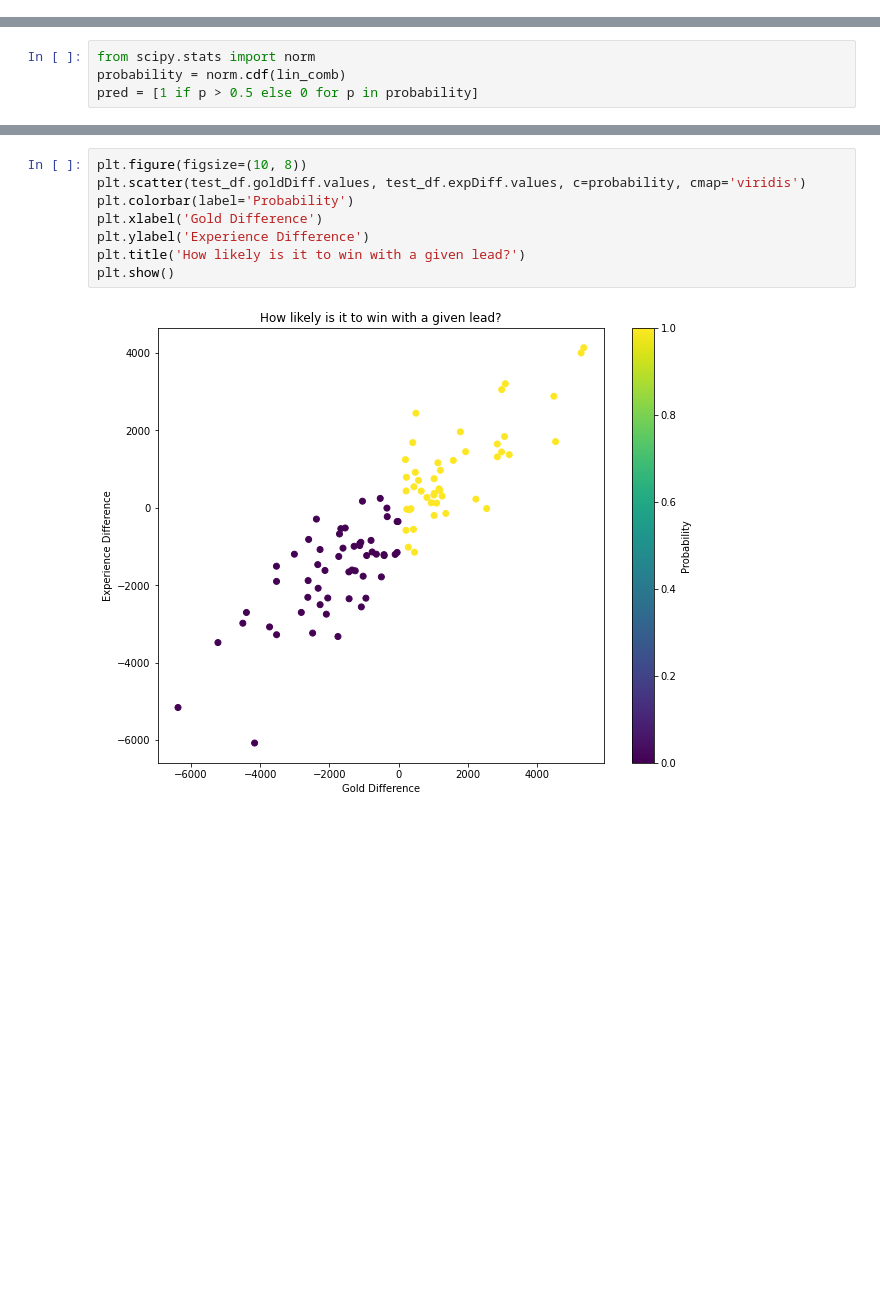
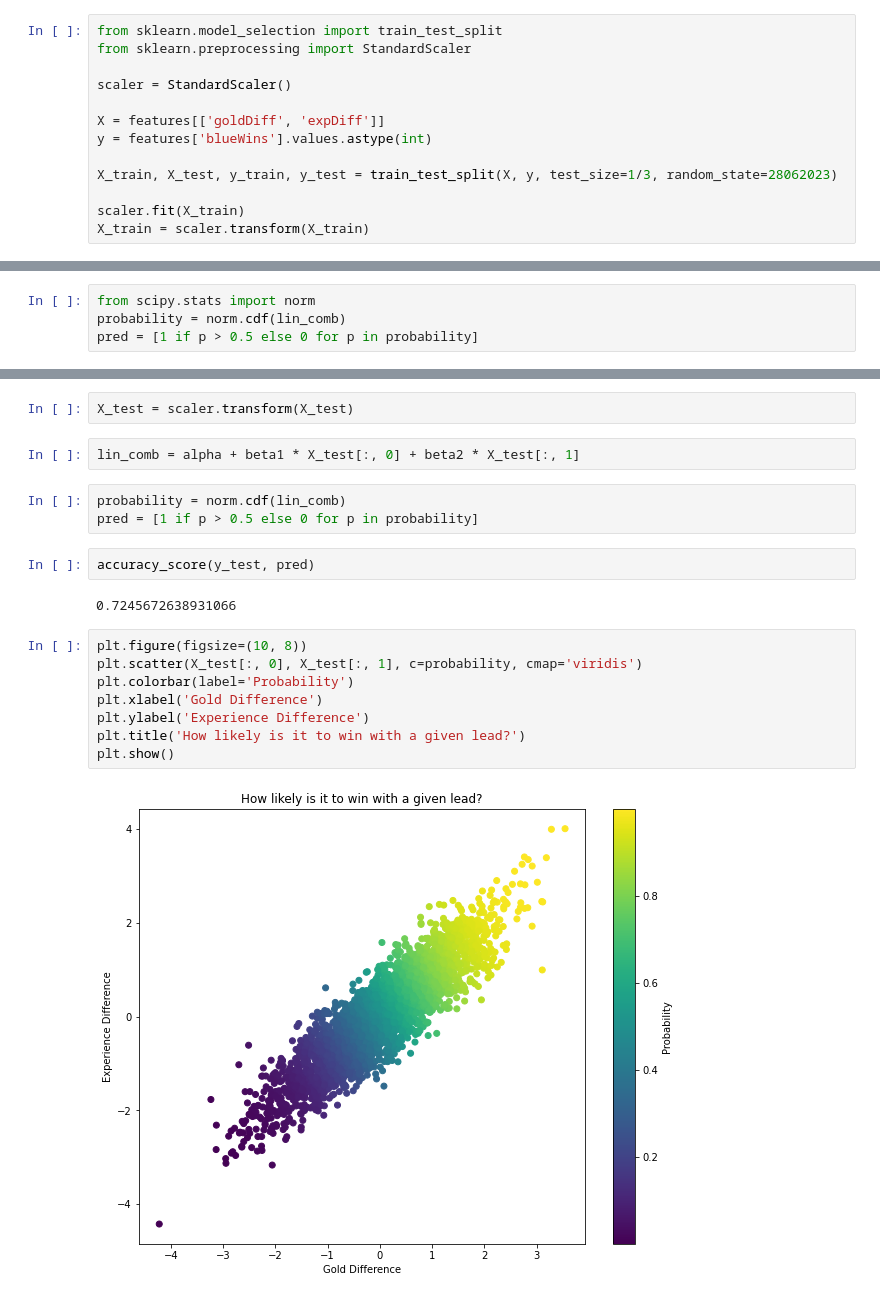
Before and after one commit to dominik-air/Ranked-Games-Analysis, a Jupyter notebook: eda.ipynb, the cells around one changed output, grey strips where cells are left out. Cells and saved outputs as stored; diff of their text form; blank space fills up the shorter version.

Commit message:
add logit model and model comparison

```diff
--- a/eda.ipynb
+++ b/eda.ipynb
@@ -247,0 +173,13 @@ gameWon_rep[1000]     49.0    1.0
+# %%
+from sklearn.model_selection import train_test_split
+from sklearn.preprocessing import StandardScaler
+
+scaler = StandardScaler()
+
+X = features[['goldDiff', 'expDiff']]
+y = features['blueWins'].values.astype(int)
+
+X_train, X_test, y_train, y_test = train_test_split(X, y, test_size=1/3, random_state=28062023)
+
+scaler.fit(X_train)
+X_train = scaler.transform(X_train)
@@ -286,10 +250,21 @@ accuracy_score(test_df.blueWins.values, pred)
+# %%
+X_test = scaler.transform(X_test)
+# %%
+lin_comb = alpha + beta1 * X_test[:, 0] + beta2 * X_test[:, 1]
+# %%
+probability = norm.cdf(lin_comb)
+pred = [1 if p > 0.5 else 0 for p in probability]
+# %%
+accuracy_score(y_test, pred)
+# %% [output]
+0.7245672638931066
 # %%
 plt.figure(figsize=(10, 8))
-plt.scatter(test_df.goldDiff.values, test_df.expDiff.values, c=probability, cmap='viridis')
+plt.scatter(X_test[:, 0], X_test[:, 1], c=probability, cmap='viridis')
 plt.colorbar(label='Probability')
 plt.xlabel('Gold Difference')
 plt.ylabel('Experience Difference')
 plt.title('How likely is it to win with a given lead?')
 plt.show()
 # %% [output]
-[figure, old version]
+[figure, new version]
```
Also changed, not shown: parts of 43 cells of this notebook, 4 other files.
